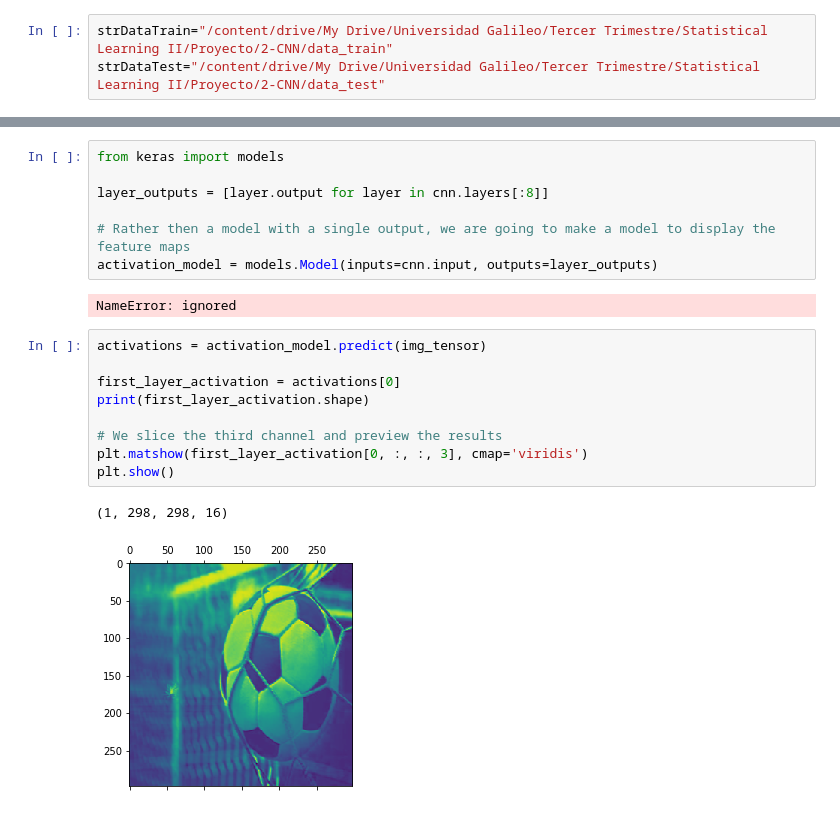
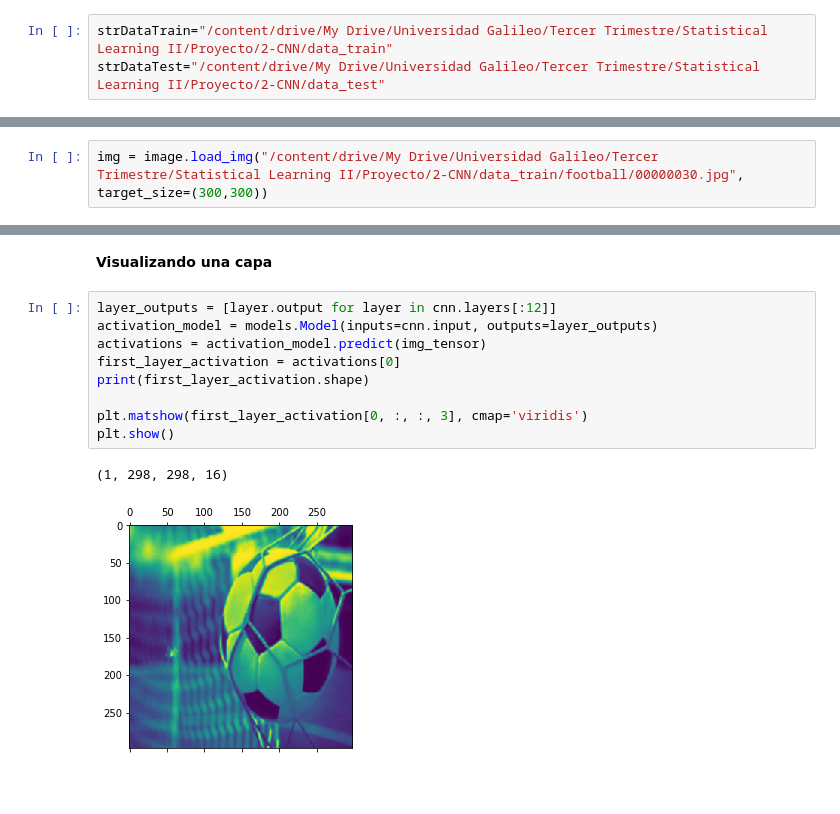
Before and after one commit to estuardozapeta/Statistical-Learning-II-Proyecto, a Jupyter notebook: 2-CNN/Parte 2 - CNN.ipynb, the cells around one changed output, grey strips where cells are left out. Saved outputs shown, nothing was run; the diff lists cells and outputs as text; blank space fills up the shorter version.

```diff
--- a/2-CNN/Parte 2 - CNN.ipynb
+++ b/2-CNN/Parte 2 - CNN.ipynb
@@ -178,0 +202,2 @@ Epoch 15/15
+# %%
+img = image.load_img("/content/drive/My Drive/Universidad Galileo/Tercer Trimestre/Statistical Learning II/Proyecto/2-CNN/data_train/football/00000030.jpg", target_size=(300,300))
@@ -196,24 +231,17 @@ plt.show()
 # %% [output]
 (1, 300, 300, 3)
 [figure]
-# %%
-from keras import models
-
-layer_outputs = [layer.output for layer in cnn.layers[:8]]
-
-# Rather then a model with a single output, we are going to make a model to display the feature maps
-activation_model = models.Model(inputs=cnn.input, outputs=layer_outputs)
-# %% [output]
-NameError: ignored
+# %% [markdown]
+**Visualizando una capa**
 # %%
+layer_outputs = [layer.output for layer in cnn.layers[:12]]
+activation_model = models.Model(inputs=cnn.input, outputs=layer_outputs)
 activations = activation_model.predict(img_tensor)
-
 first_layer_activation = activations[0]
 print(first_layer_activation.shape)
 
-# We slice the third channel and preview the results
 plt.matshow(first_layer_activation[0, :, :, 3], cmap='viridis')
 plt.show()
 # %% [output]
 (1, 298, 298, 16)
-[figure, old version]
+[figure, new version]
```
Also changed, not shown: parts of 34 cells of this notebook.
